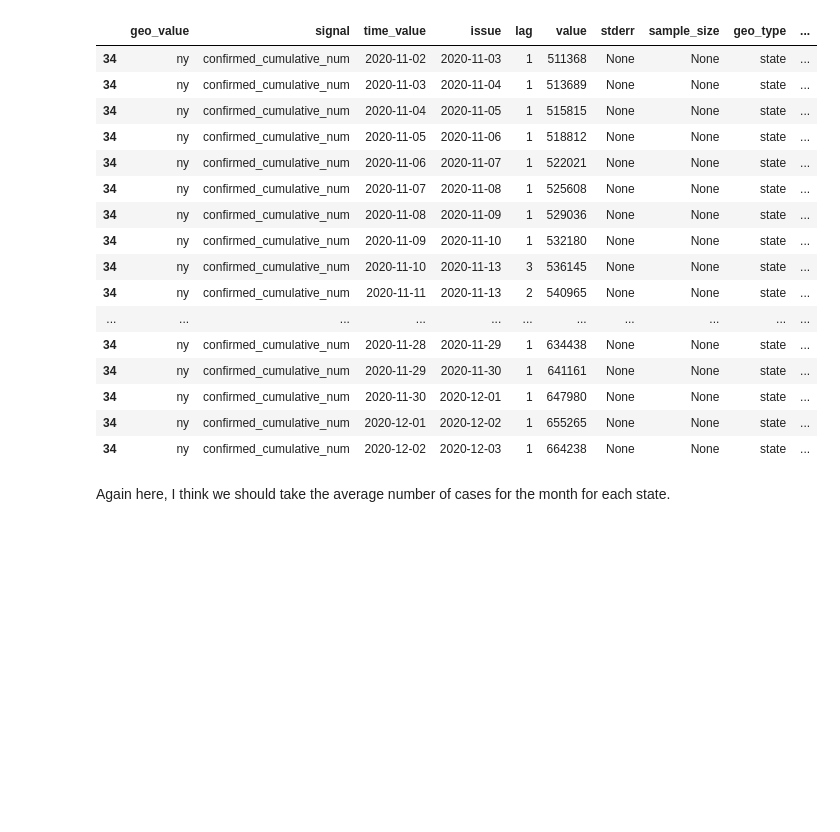
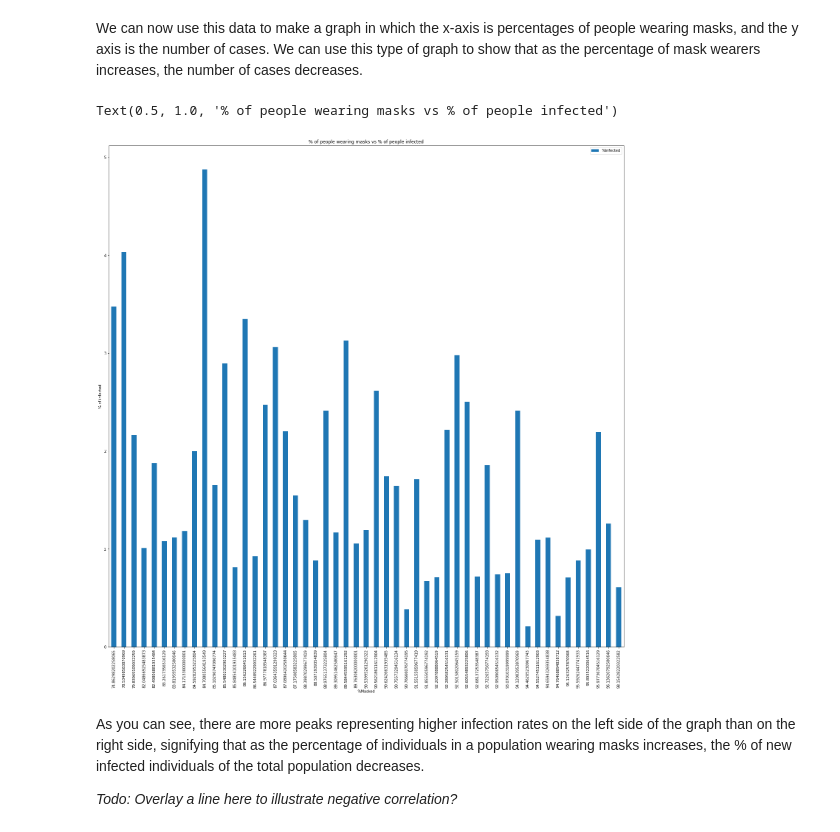
Before and after one commit to mdesilva/Data-Science, a Jupyter notebook: covid19/COVID-19 Analysis.ipynb, the cells around one changed output. Cells and saved outputs as stored; diff of their text form; code cells hidden in the pictures; blank space fills up the shorter version.

Commit message:
almost complete analysis of % masked vs % new infected

```diff
--- a/covid19/COVID-19 Analysis.ipynb
+++ b/covid19/COVID-19 Analysis.ipynb
@@ -76,22 +112,19 @@ casesdf = covidcast.signal("jhu-csse", "confirmed_cumulative_num", date(2020, 11
-# %%
-casesdf[casesdf["geo_value"] == "ny"]
-# %% [output]
-|  | geo_value | signal | time_value | issue | lag | value | stderr | sample_size | geo_type | ... |
-| 34 | ny | confirmed_cumulative_num | 2020-11-02 | 2020-11-03 | 1 | 511368 | None | None | state | ... |
-| 34 | ny | confirmed_cumulative_num | 2020-11-03 | 2020-11-04 | 1 | 513689 | None | None | state | ... |
-| 34 | ny | confirmed_cumulative_num | 2020-11-04 | 2020-11-05 | 1 | 515815 | None | None | state | ... |
-| 34 | ny | confirmed_cumulative_num | 2020-11-05 | 2020-11-06 | 1 | 518812 | None | None | state | ... |
-| 34 | ny | confirmed_cumulative_num | 2020-11-06 | 2020-11-07 | 1 | 522021 | None | None | state | ... |
-| 34 | ny | confirmed_cumulative_num | 2020-11-07 | 2020-11-08 | 1 | 525608 | None | None | state | ... |
-| 34 | ny | confirmed_cumulative_num | 2020-11-08 | 2020-11-09 | 1 | 529036 | None | None | state | ... |
-| 34 | ny | confirmed_cumulative_num | 2020-11-09 | 2020-11-10 | 1 | 532180 | None | None | state | ... |
-| 34 | ny | confirmed_cumulative_num | 2020-11-10 | 2020-11-13 | 3 | 536145 | None | None | state | ... |
-| 34 | ny | confirmed_cumulative_num | 2020-11-11 | 2020-11-13 | 2 | 540965 | None | None | state | ... |
-| ... | ... | ... | ... | ... | ... | ... | ... | ... | ... | ... |
-| 34 | ny | confirmed_cumulative_num | 2020-11-28 | 2020-11-29 | 1 | 634438 | None | None | state | ... |
-| 34 | ny | confirmed_cumulative_num | 2020-11-29 | 2020-11-30 | 1 | 641161 | None | None | state | ... |
-| 34 | ny | confirmed_cumulative_num | 2020-11-30 | 2020-12-01 | 1 | 647980 | None | None | state | ... |
-| 34 | ny | confirmed_cumulative_num | 2020-12-01 | 2020-12-02 | 1 | 655265 | None | None | state | ... |
-| 34 | ny | confirmed_cumulative_num | 2020-12-02 | 2020-12-03 | 1 | 664238 | None | None | state | ... |
-# %% [markdown]
-Again here, I think we should take the average number of cases for the month for each state.
+# %%
+"""
+In order to graph this, we want to remove the state identifier for now
+and just focus on the mask % vs avg # of daily cases. Do this by setting the index.
+"""
+df.set_index('%Masked', inplace=True)
+# %% [markdown]
+We can now use this data to make a graph in which the x-axis is percentages of people wearing masks, and the y axis is the number of cases. We can use this type of graph to show that as the percentage of mask wearers increases, the number of cases decreases.
+# %%
+graph = df.plot(kind="bar", figsize=(25,25))
+graph.set_ylabel("% of infected")
+graph.set_title("% of people wearing masks vs % of people infected")
+# %% [output]
+Text(0.5, 1.0, '% of people wearing masks vs % of people infected')
+[figure, added]
+# %% [markdown]
+As you can see, there are more peaks representing higher infection rates on the left side of the graph than on the right side, signifying that as the percentage of individuals in a population wearing masks increases, the % of new infected individuals of the total population decreases.
+
+*Todo: Overlay a line here to illustrate negative correlation?*
```
Also changed, not shown: parts of 21 cells of this notebook.
